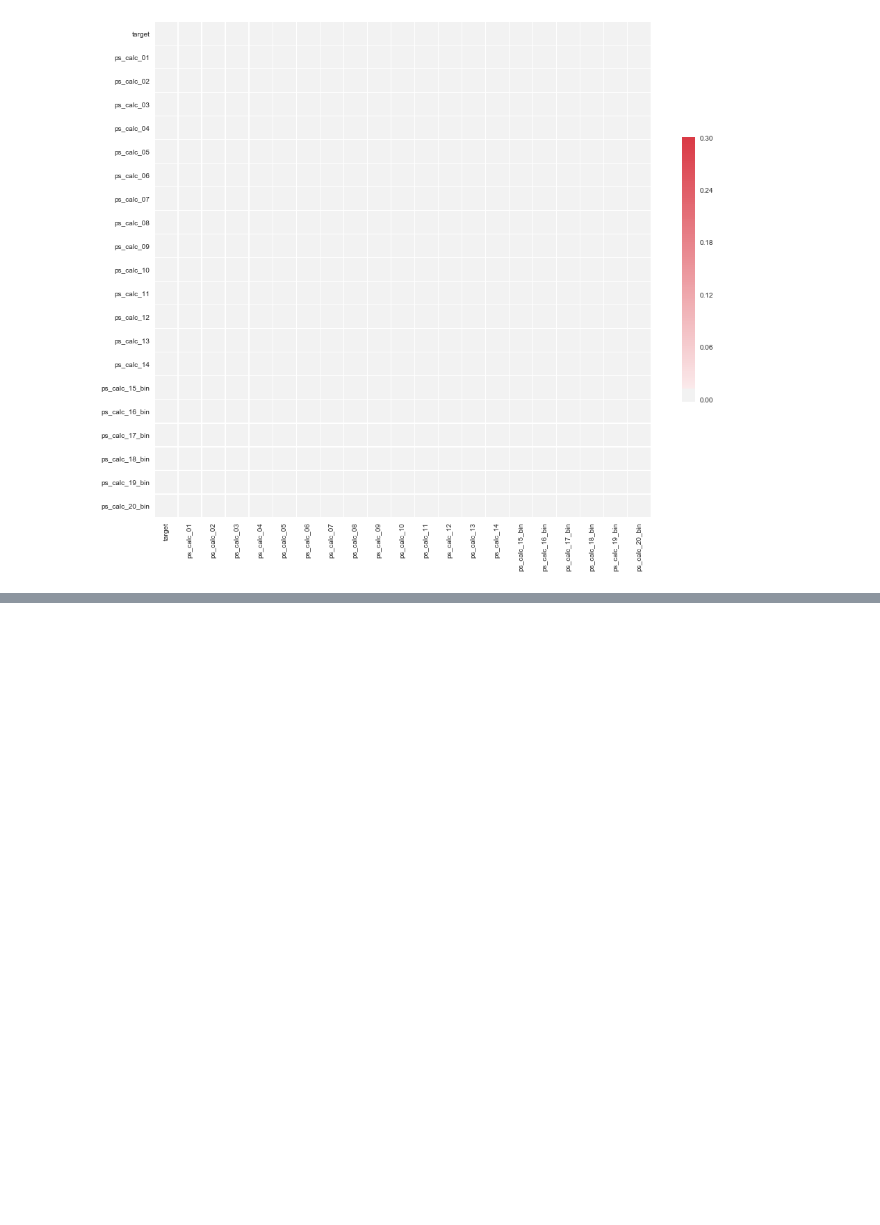
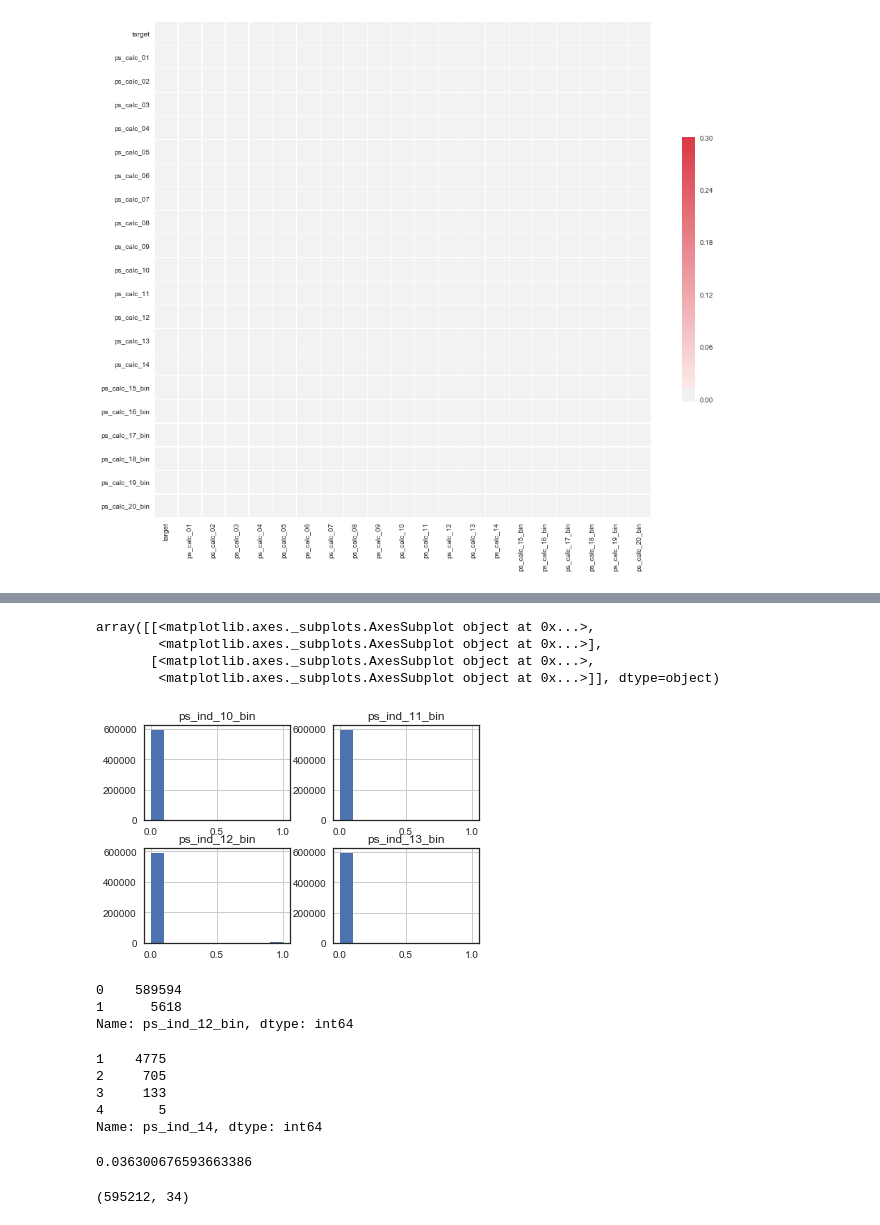
Before and after one commit to jiajingfei/Porto_Seguro, a Jupyter notebook: notebook/Feature_engineering.ipynb, the cells around one changed output, grey strips where cells are left out. Cells and saved outputs as stored; diff of their text form; code cells hidden in the pictures; blank space fills up the shorter version.

```diff
--- a/notebook/Feature_engineering.ipynb
+++ b/notebook/Feature_engineering.ipynb
@@ -110,0 +115,35 @@ pyplot.show()
+# %%
+train[[
+    'ps_ind_10_bin',
+    'ps_ind_11_bin',
+    'ps_ind_12_bin',
+    'ps_ind_13_bin',
+]].hist()
+# %% [output]
+array([[<matplotlib.axes._subplots.AxesSubplot object at 0x...>,
+        <matplotlib.axes._subplots.AxesSubplot object at 0x...>],
+       [<matplotlib.axes._subplots.AxesSubplot object at 0x...>,
+        <matplotlib.axes._subplots.AxesSubplot object at 0x...>]], dtype=object)
+[figure, added]
+# %%
+train.ps_ind_12_bin.value_counts()
+# %% [output]
+0    589594
+1      5618
+Name: ps_ind_12_bin, dtype: int64
+# %%
+train[train.ps_ind_12_bin==1].ps_ind_14.value_counts()
+# %% [output]
+1    4775
+2     705
+3     133
+4       5
+Name: ps_ind_14, dtype: int64
+# %%
+train[(train.ps_ind_12_bin==0) & (train.ps_ind_14==0)].target.mean()
+# %% [output]
+0.036300676593663386
+# %%
+train.shape
+# %% [output]
+(595212, 34)
```
Also changed, not shown: parts of 2 cells of this notebook, 2 other files.
